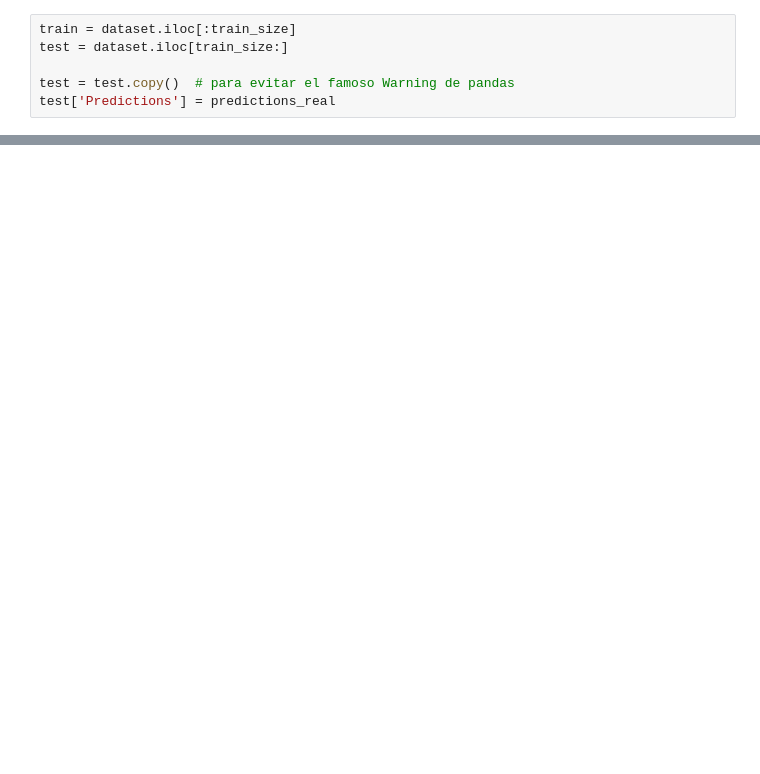
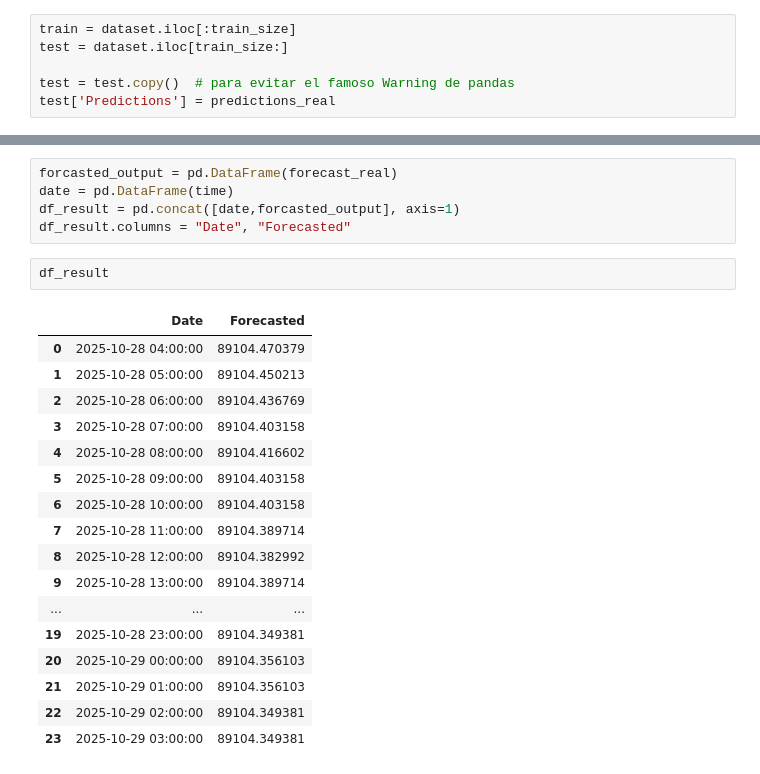
Before and after one commit to slamina-pf/data_analysis_trading_bot, a Jupyter notebook: workbooks/06_model_lstm_training_1h.ipynb, the cells around one changed output, grey strips where cells are left out. Cells and saved outputs as stored; diff of their text form; blank space fills up the shorter version.

```diff
--- a/workbooks/06_model_lstm_training_1h.ipynb
+++ b/workbooks/06_model_lstm_training_1h.ipynb
@@ -786,0 +874,25 @@ plt.show()
+# %%
+forcasted_output = pd.DataFrame(forecast_real)
+date = pd.DataFrame(time)
+df_result = pd.concat([date,forcasted_output], axis=1)
+df_result.columns = "Date", "Forecasted"
+# %%
+df_result
+# %% [output]
+|  | Date | Forecasted |
+| 0 | 2025-10-28 04:00:00 | 89104.470379 |
+| 1 | 2025-10-28 05:00:00 | 89104.450213 |
+| 2 | 2025-10-28 06:00:00 | 89104.436769 |
+| 3 | 2025-10-28 07:00:00 | 89104.403158 |
+| 4 | 2025-10-28 08:00:00 | 89104.416602 |
+| 5 | 2025-10-28 09:00:00 | 89104.403158 |
+| 6 | 2025-10-28 10:00:00 | 89104.403158 |
+| 7 | 2025-10-28 11:00:00 | 89104.389714 |
+| 8 | 2025-10-28 12:00:00 | 89104.382992 |
+| 9 | 2025-10-28 13:00:00 | 89104.389714 |
+| ... | ... | ... |
+| 19 | 2025-10-28 23:00:00 | 89104.349381 |
+| 20 | 2025-10-29 00:00:00 | 89104.356103 |
+| 21 | 2025-10-29 01:00:00 | 89104.356103 |
+| 22 | 2025-10-29 02:00:00 | 89104.349381 |
+| 23 | 2025-10-29 03:00:00 | 89104.349381 |
```
Also changed, not shown: parts of 24 cells of this notebook, 1 other file.
